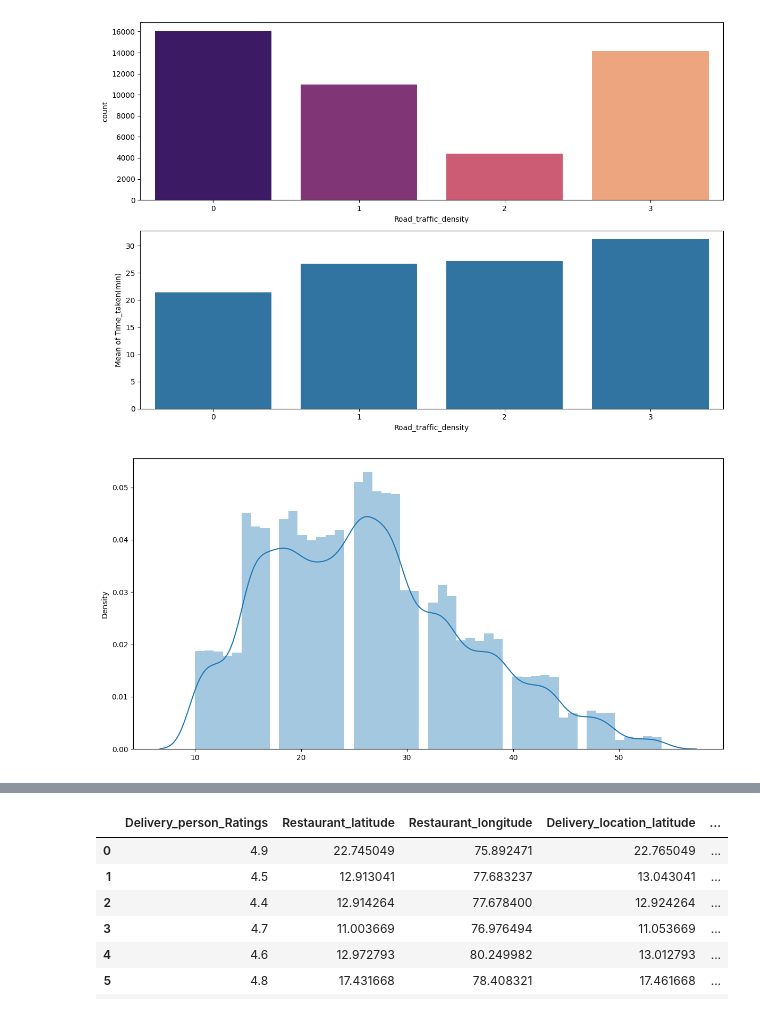
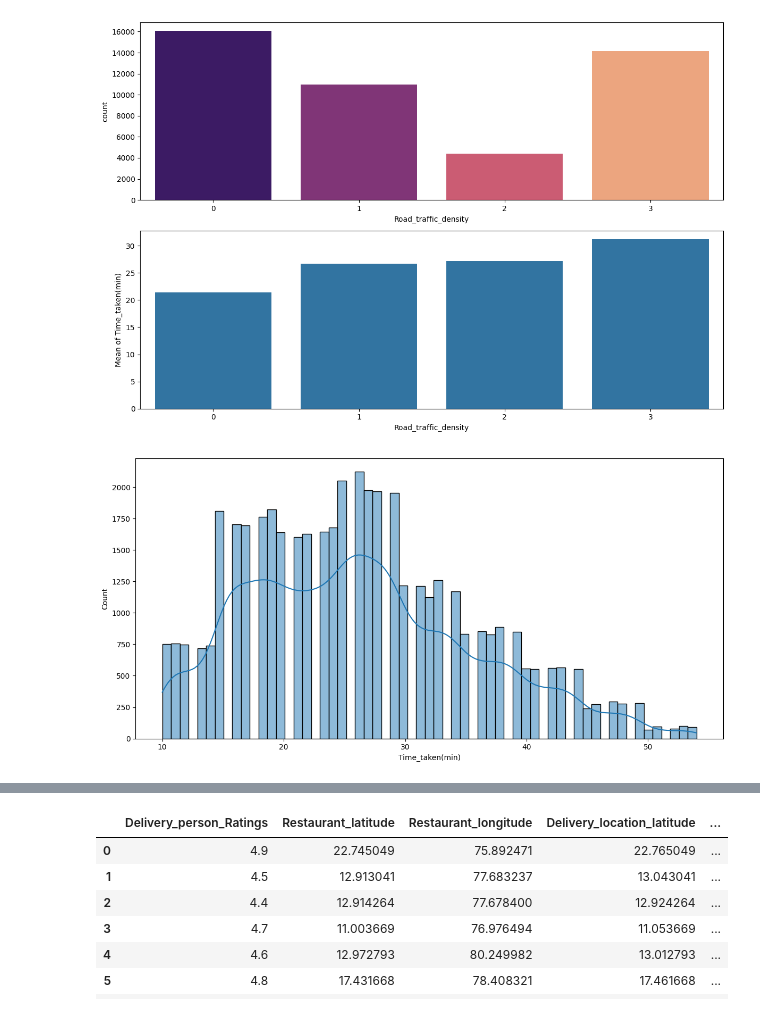
Before and after one commit to dennyferra/C964, a Jupyter notebook: main.ipynb, the cells around one changed output, grey strips where cells are left out. Cells and saved outputs as stored; diff of their text form; code cells hidden in the pictures.

```diff
--- a/main.ipynb
+++ b/main.ipynb
@@ -87,8 +86,8 @@ multiple_deliveries             993
 Time_taken(min)                   0
 dtype: int64
 # %%
-train_df["Order_Date"] = pd.to_datetime(train_df["Order_Date"])
-test_df["Order_Date"] = pd.to_datetime(test_df["Order_Date"])
+train_df["Order_Date"] = pd.to_datetime(train_df["Order_Date"], dayfirst=True)
+test_df["Order_Date"] = pd.to_datetime(test_df["Order_Date"], dayfirst=True)
 
 train_df["Time_taken(min)"] = train_df["Time_taken(min)"].apply(lambda x:x.replace("(min) ",""))
 train_df["Time_taken(min)"] = train_df["Time_taken(min)"].astype("int")
@@ -204,10 +203,10 @@ plt.tight_layout()
 [figure]
 # %%
 plt.figure(figsize=(12,6))
-sns.distplot(x=train_df["Time_taken(min)"])
+sns.histplot(x=train_df["Time_taken(min)"], kde=True)
 plt.tight_layout()
 # %% [output]
-[figure, old version]
+[figure, new version]
 # %%
 train_df.drop(["Order_Date"],axis=1,inplace=True)
 test_df.drop(["Order_Date"],axis=1,inplace=True)
```
Also changed, not shown: parts of 9 cells of this notebook.
